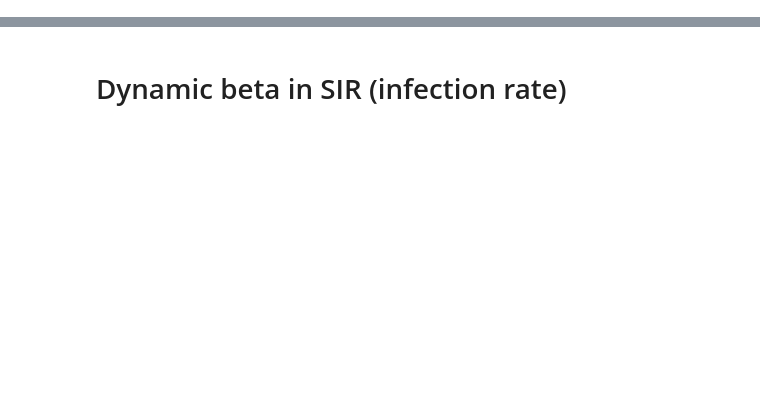
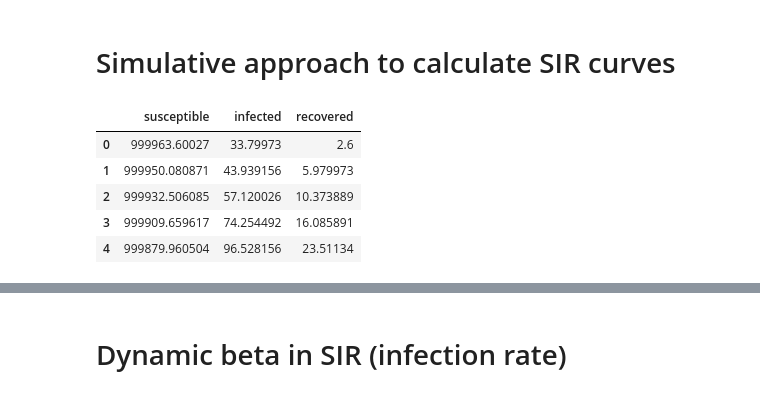
Before and after one commit to IhabAlzalam/EDS_Covid, a Jupyter notebook: notebooks/SIR_Modelling.ipynb, the cells around one changed output, grey strips where cells are left out. Saved outputs shown, nothing was run; the diff lists cells and outputs as text; code cells hidden in the pictures; blank space fills up the shorter version.

```diff
--- a/notebooks/SIR_Modelling.ipynb
+++ b/notebooks/SIR_Modelling.ipynb
@@ -45,3 +45,5 @@ df_analyse.sort_values('date',ascending=True)[:200]
+# %% [markdown]
+# Simulative approach to calculate SIR curves
 # %%
 # beta/gamm is the reprodution number ----> means that 1 person can infect 4 persons (source:Media)
 N0=1000000 #max susceptible population
@@ -88,6 +90,15 @@ for each_t in np.arange(100):
     propagation_rates=propagation_rates.append({'susceptible':SIR[0],
                                                 'infected':SIR[1],
                                                 'recovered':SIR[2]}, ignore_index=True)
+# %%
+propagation_rates.head()
+# %% [output]
+|  | susceptible | infected | recovered |
+| 0 | 999963.60027 | 33.79973 | 2.6 |
+| 1 | 999950.080871 | 43.939156 | 5.979973 |
+| 2 | 999932.506085 | 57.120026 | 10.373889 |
+| 3 | 999909.659617 | 74.254492 | 16.085891 |
+| 4 | 999879.960504 | 96.528156 | 23.51134 |
 # %%
 fig, ax1 = plt.subplots(1, 1)
 
```
Also changed, not shown: parts of 17 cells of this notebook, 6 other files.
